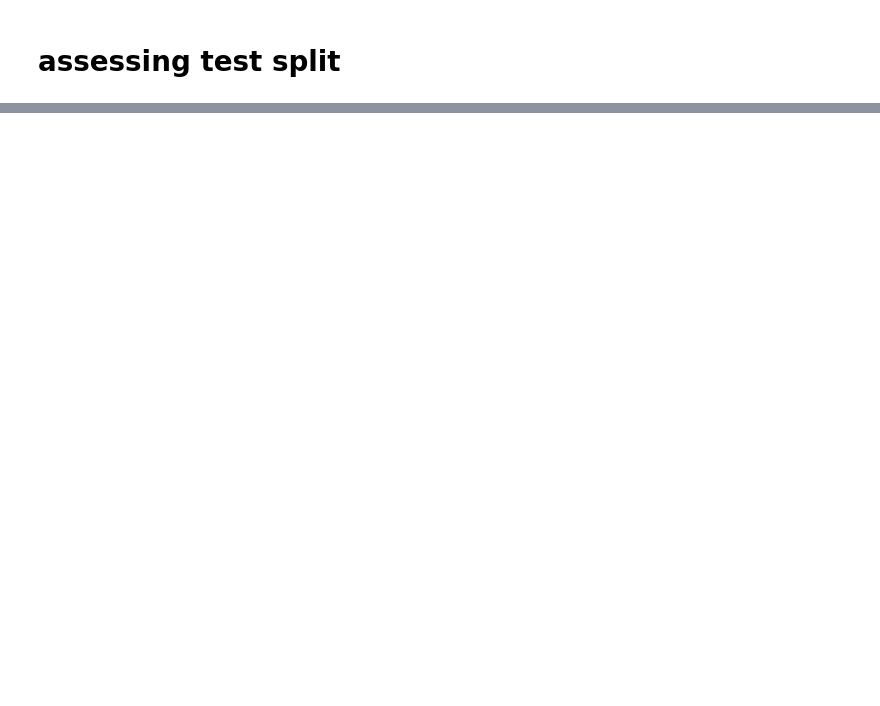
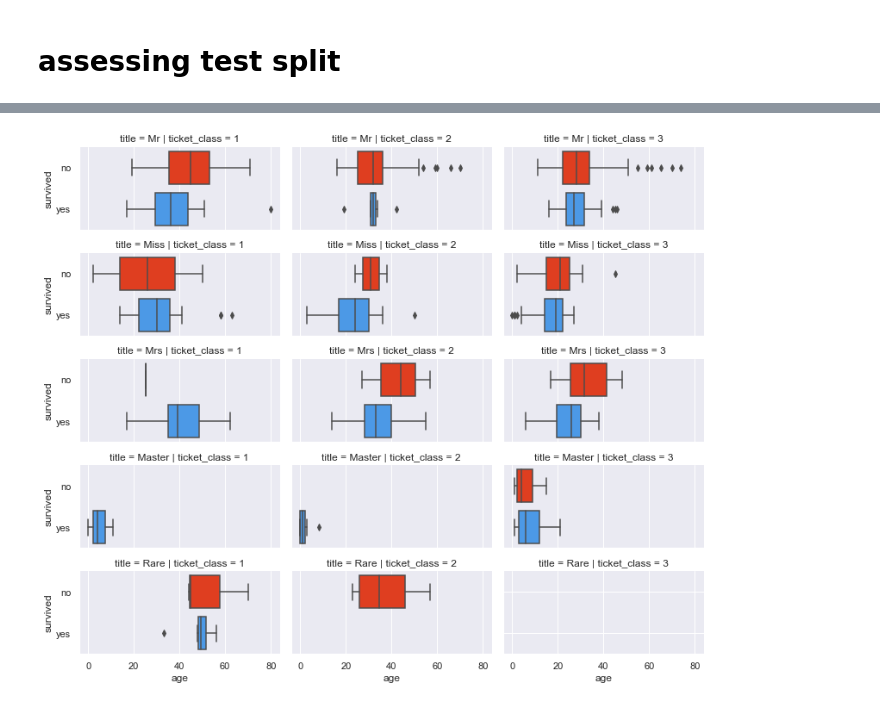
Before and after one commit to xyonix/shap-values-titanic-xyonix-blog, a Jupyter notebook: shap_values_titanic_xyonix_blog.ipynb, the cells around one changed output, grey strips where cells are left out. Saved outputs shown, nothing was run; the diff lists cells and outputs as text; code cells hidden in the pictures; blank space fills up the shorter version.

Commit message:
cleaned up notebook and added better feature distribution summary plots

```diff
--- a/shap_values_titanic_xyonix_blog.ipynb
+++ b/shap_values_titanic_xyonix_blog.ipynb
@@ -203,7 +207,9 @@ display(X_train_with_survival_df)
 891 rows × 13 columns
 # %%
 # train a model
-model = xgboost.train({"learning_rate": 0.01, "seed":100}, xgboost.DMatrix(X_train_df, label=y_train), 100)
+model = xgboost.train({"learning_rate": 0.01, "seed":100},
+                      xgboost.DMatrix(X_train_df, label=y_train, enable_categorical=True),
+                      100)
 
 # explain the model's predictions using SHAP
 # (same syntax works for LightGBM, CatBoost, scikit-learn and spark models)
@@ -393,15 +379,13 @@ def print_all(df):
         display(df)
 # %%
 # create train/test data
-from sklearn.model_selection import train_test_split
-import time
-
 seed = 100
-n_sample=None
+test_size=0.2 # partition data into train/test based on an 80/20 split, respectively
+n_sample=None # set this to a positive integer to train on an n_sample number of observations
 
 if n_sample is not None:
     X_train,X_test,Y_train,Y_test = train_test_split(X_train_df.head(n_sample), y_train[0:n_sample],
-    test_size=0.2, random_state=seed)
+    test_size=test_size, random_state=seed)
 else:
-    X_train,X_test,Y_train,Y_test = train_test_split(X_train_df, y_train, test_size=0.2, random_state=0)
+    X_train,X_test,Y_train,Y_test = train_test_split(X_train_df, y_train, test_size=test_size, random_state=0)
 # %%
@@ -469,0 +484,31 @@ sns.pairplot(top_df, hue="survived",  kind='scatter',
+# %%
+top_features = cross_df.head(4).feature.tolist()
+
+features_to_explore = ['is_female','ticket_class','age','deck','title']
+
+top_df = X_train.copy()[features_to_explore]
+top_df['survived'] = ['yes' if s==1 else 'no' for s in Y_train]
+
+title_map = {v: k for k, v in titles.items()}
+top_df['title'] = top_df.title.replace(title_map).astype('category')
+
+top_df['sex'] = top_df['is_female'].replace({0 : 'male', 1: 'female'})
+
+deck = {"1:A": 1, "2:B": 2, "3:C": 3, "4:D": 4, "5:E": 5, "6:F": 6, "7:G": 7, "8:U": 8, "NA": 0}
+deck_map = {v:k for k, v in deck.items()}
+
+top_df['deck'] = top_df['deck'].astype(int).replace(deck_map).astype('category')
+top_df['ticket_class'] = pd.Categorical(top_df['ticket_class'], ordered=True)
+
+sns.set(font_scale=1)
+sns.catplot(x="age", y="survived", row="title",
+            row_order = ['Mr', 'Miss', 'Mrs', 'Master', 'Rare'],
+            col='ticket_class',
+            kind="box",
+            orient="h",
+            height=1.8, aspect=2,
+            palette=['#ff2800', '#3399ff'],
+            data=top_df)
+plt.show()
+# %% [output]
+[figure, added]
```
Also changed, not shown: parts of 19 cells of this notebook.
